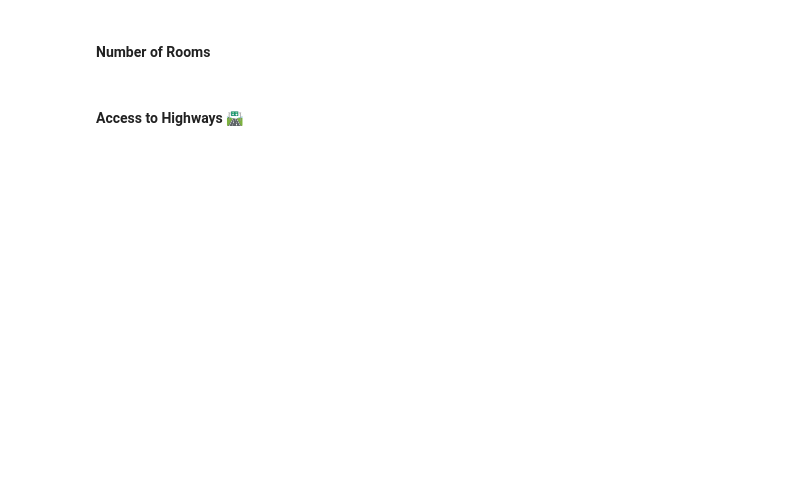
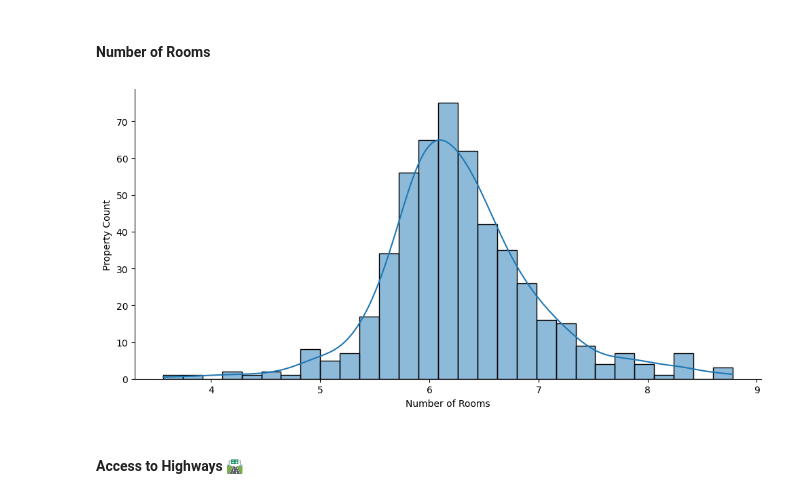
Before and after one commit to bluescreenlife/100-days-of-code, a Jupyter notebook: day_81_capstone_predict_house_prices/Multivariable_Regression_and_Valuation_Model_(start).ipynb, the cells around one changed output. Drawn from its saved outputs; the diff is of its cells as text; code cells hidden in the pictures; blank space fills up the shorter version.

```diff
--- a/day_81_capstone_predict_house_prices/Multivariable_Regression_and_Valuation_Model_(start).ipynb
+++ b/day_81_capstone_predict_house_prices/Multivariable_Regression_and_Valuation_Model_(start).ipynb
@@ -167,4 +179,10 @@ What do you notice in the distributions of the data?
 # %% [markdown]
 #### Number of Rooms
+# %%
+displot_rooms = sns.displot(data, x=data.RM, kde=True, aspect=2)
+displot_rooms.set_axis_labels('Number of Rooms', 'Property Count')
+plt.show()
+# %% [output]
+[figure, added]
 # %% [markdown]
 #### Access to Highways 🛣
```
Also changed, not shown: parts of 3 cells of this notebook.
